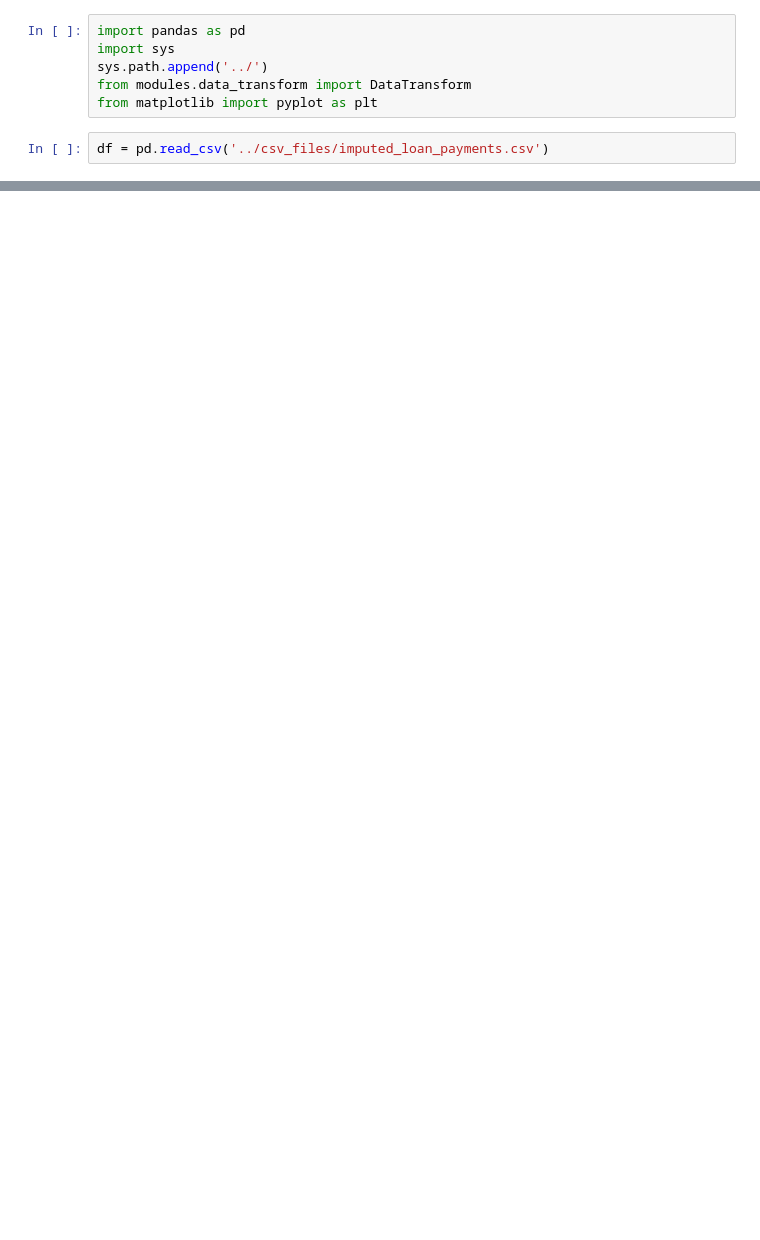
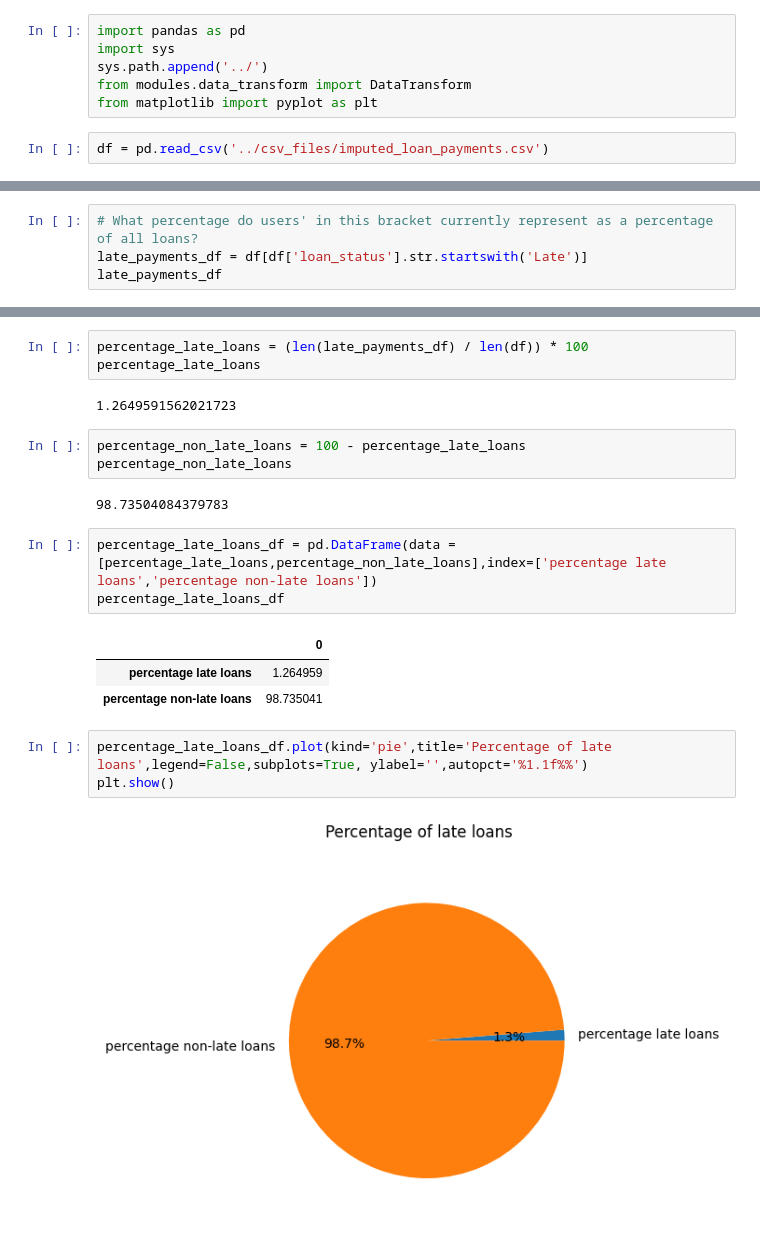
Before and after one commit to vpagador/EDA-Customer-Loans-in-Finance, a Jupyter notebook: data_analysis_questions/4_possible_loss.ipynb, the cells around one changed output, grey strips where cells are left out. Drawn from its saved outputs; the diff is of its cells as text; blank space fills up the shorter version.

```diff
--- a/data_analysis_questions/4_possible_loss.ipynb
+++ b/data_analysis_questions/4_possible_loss.ipynb
@@ -283,0 +41,4 @@ array([ 2144980.74885368,  4266987.53777695,  6364079.75663185,
+# %%
+# What percentage do users' in this bracket currently represent as a percentage of all loans?
+late_payments_df = df[df['loan_status'].str.startswith('Late')]
+late_payments_df
@@ -283,0 +59,22 @@ array([ 2144980.74885368,  4266987.53777695,  6364079.75663185,
+# %%
+percentage_late_loans = (len(late_payments_df) / len(df)) * 100
+percentage_late_loans
+# %% [output]
+1.2649591562021723
+# %%
+percentage_non_late_loans = 100 - percentage_late_loans
+percentage_non_late_loans
+# %% [output]
+98.73504084379783
+# %%
+percentage_late_loans_df = pd.DataFrame(data = [percentage_late_loans,percentage_non_late_loans],index=['percentage late loans','percentage non-late loans'])
+percentage_late_loans_df
+# %% [output]
+|  | 0 |
+| percentage late loans | 1.264959 |
+| percentage non-late loans | 98.735041 |
+# %%
+percentage_late_loans_df.plot(kind='pie',title='Percentage of late loans',legend=False,subplots=True, ylabel='',autopct='%1.1f%%')
+plt.show()
+# %% [output]
+[figure, added]
```
Also changed, not shown: parts of 26 cells of this notebook, 3 other files.
